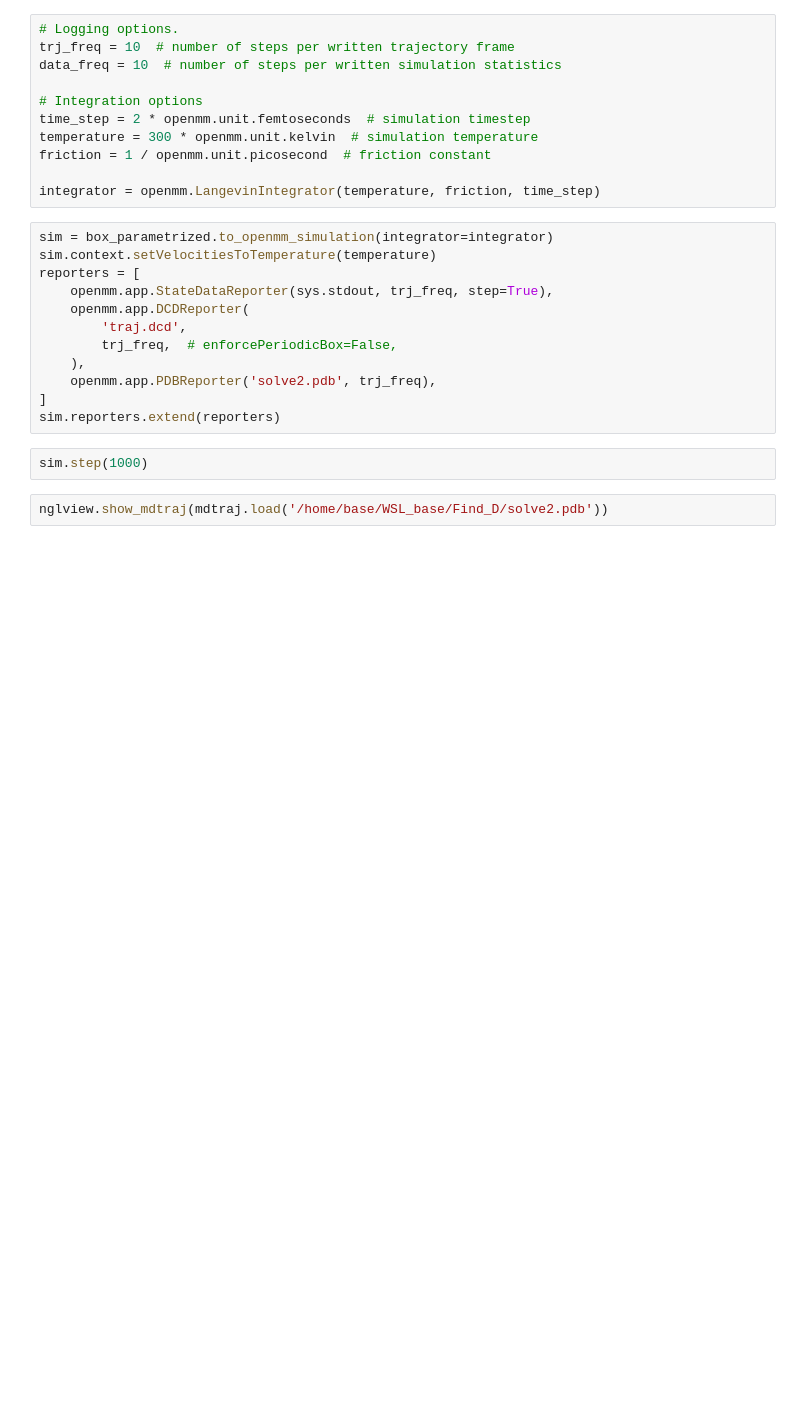
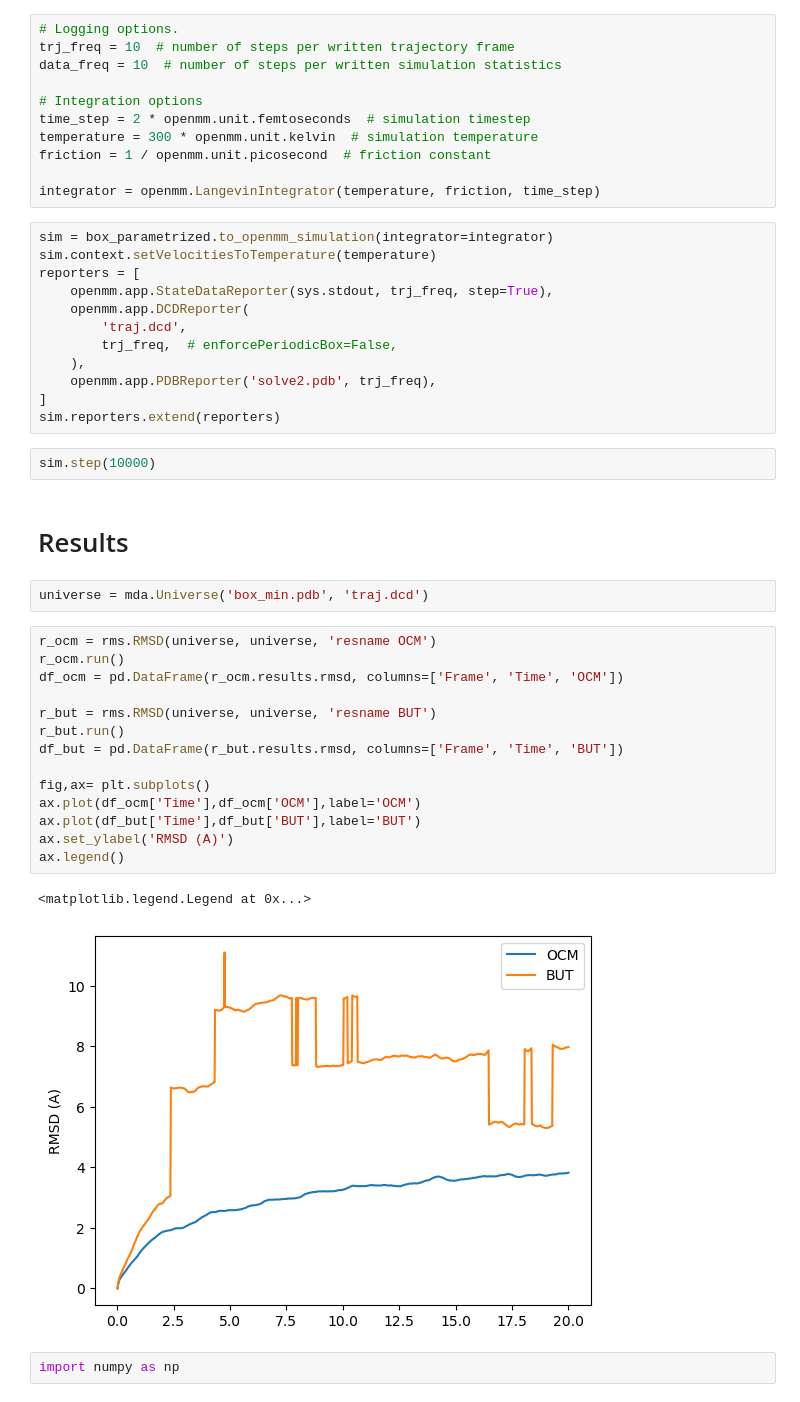
Before and after one commit to EnglishBeach/MolecularModeling, a Jupyter notebook: Find_D/D.ipynb, the cells around one changed output. Cells and saved outputs as stored; diff of their text form; blank space fills up the shorter version.

```diff
--- a/Find_D/D.ipynb
+++ b/Find_D/D.ipynb
@@ -138,6 +119,27 @@ reporters = [
 ]
 sim.reporters.extend(reporters)
 # %%
-sim.step(1000)
+sim.step(10000)
-# %%
-nglview.show_mdtraj(mdtraj.load('/home/base/WSL_base/Find_D/solve2.pdb'))
+# %% [markdown]
+# Results
+# %%
+universe = mda.Universe('box_min.pdb', 'traj.dcd')
+# %%
+r_ocm = rms.RMSD(universe, universe, 'resname OCM')
+r_ocm.run()
+df_ocm = pd.DataFrame(r_ocm.results.rmsd, columns=['Frame', 'Time', 'OCM'])
+
+r_but = rms.RMSD(universe, universe, 'resname BUT')
+r_but.run()
+df_but = pd.DataFrame(r_but.results.rmsd, columns=['Frame', 'Time', 'BUT'])
+
+fig,ax= plt.subplots()
+ax.plot(df_ocm['Time'],df_ocm['OCM'],label='OCM')
+ax.plot(df_but['Time'],df_but['BUT'],label='BUT')
+ax.set_ylabel('RMSD (A)')
+ax.legend()
+# %% [output]
+<matplotlib.legend.Legend at 0x...>
+[figure, added]
+# %%
+import numpy as np
```
Also changed, not shown: parts of 18 cells of this notebook, 6 other files.
